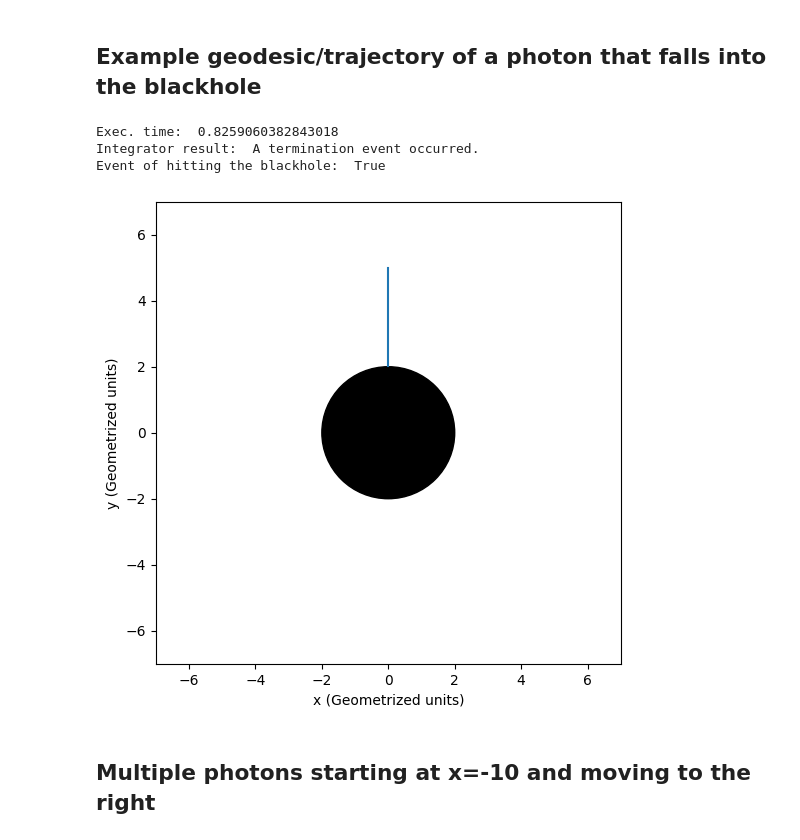
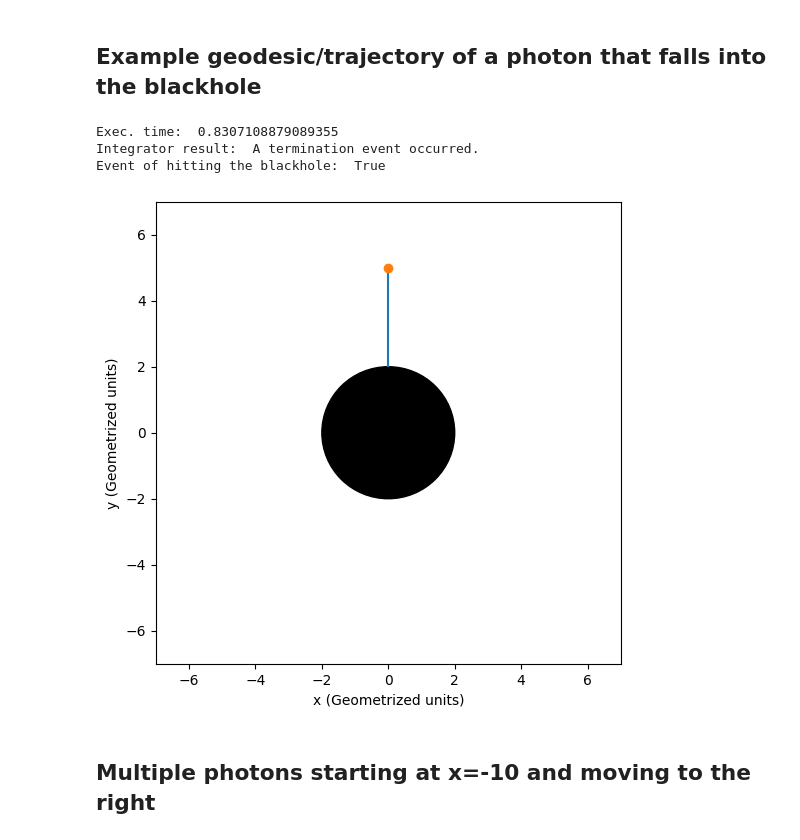
Before and after one commit to bldevries/curvedpy, a Jupyter notebook: tutorials/Tutorial_1_calc_geodesic.ipynb, the cells around one changed output. Saved outputs shown, nothing was run; the diff lists cells and outputs as text; code cells hidden in the pictures.

```diff
--- a/tutorials/Tutorial_1_calc_geodesic.ipynb
+++ b/tutorials/Tutorial_1_calc_geodesic.ipynb
@@ -53,26 +55,28 @@ Event of hitting the blackhole:  False
 # %%
 k0_xyz = np.array([0., -0.01, 0.0])
 x0_xyz = np.array([0.0001, 5, 0])
 
 st = time.time()
 k_xyz, x_xyz , result = gi.geodesic(k0_xyz, x0_xyz,max_step = 1.0, curve_end=500, nr_points_curve=100)
 print("Exec. time: ", time.time()-st)
 print("Integrator result: ", result.message)
 print("Event of hitting the blackhole: ", result.hit_blackhole)
 
 circle1 = plt.Circle((0, 0), 2, color='k')
 fig, ax = plt.subplots(figsize=(6,6))
 ax.add_patch(circle1)
 ax.plot(*x_xyz[0:2])
+ax.plot(*x0_xyz[0:2], "o")
+
 plt.xlim(-7, 7)
 plt.ylim(-7, 7)
 plt.xlabel("x (Geometrized units)")
 plt.ylabel("y (Geometrized units)")
 plt.show()
 # %% [output]
-Exec. time:  0.8259060382843018
+Exec. time:  0.8307108879089355
 Integrator result:  A termination event occurred.
 Event of hitting the blackhole:  True
-[figure, old version]
+[figure, new version]
 # %% [markdown]
 ## Multiple photons starting at x=-10 and moving to the right
```
Also changed, not shown: parts of 24 cells of this notebook, 3 other files.
